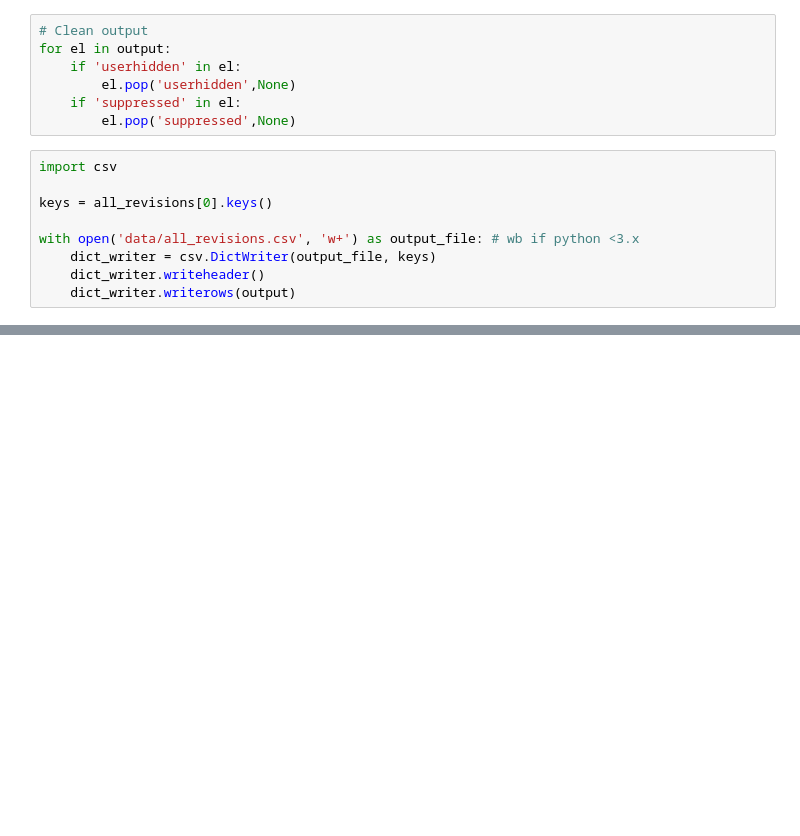
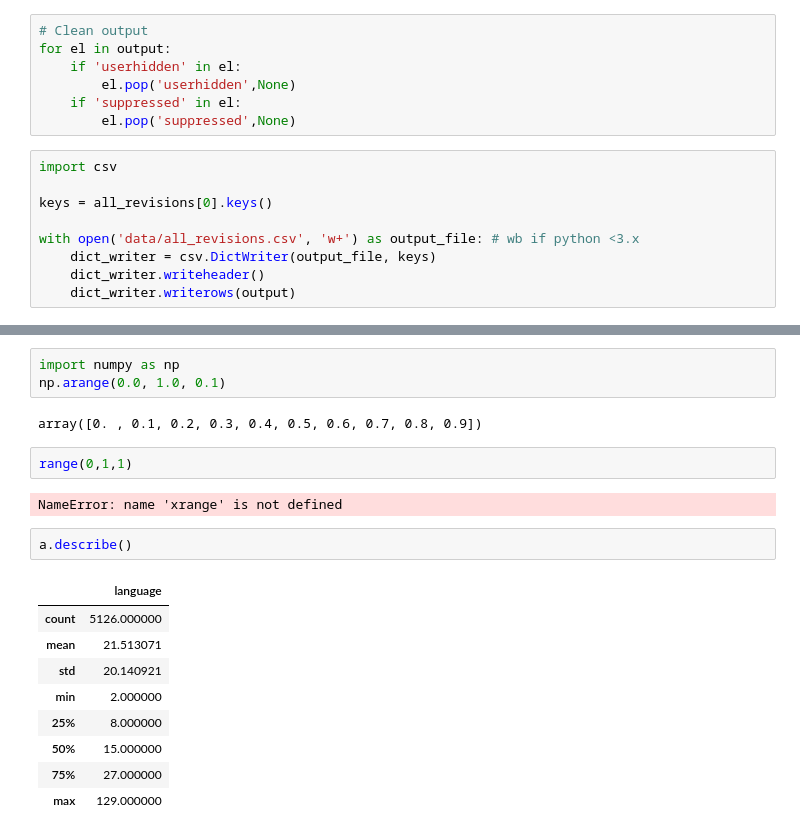
Before and after one commit to chamard/wikidata_translation, a Jupyter notebook: GET_DATA.ipynb, the cells around one changed output, grey strips where cells are left out. Saved outputs shown, nothing was run; the diff lists cells and outputs as text; blank space fills up the shorter version.

```diff
--- a/GET_DATA.ipynb
+++ b/GET_DATA.ipynb
@@ -290,0 +311,21 @@ with open('data/all_revisions.csv', 'w+') as output_file: # wb if python <3.x
+# %%
+import numpy as np
+np.arange(0.0, 1.0, 0.1)
+# %% [output]
+array([0. , 0.1, 0.2, 0.3, 0.4, 0.5, 0.6, 0.7, 0.8, 0.9])
+# %%
+range(0,1,1)
+# %% [output]
+NameError: name 'xrange' is not defined
+# %%
+a.describe()
+# %% [output]
+|  | language |
+| count | 5126.000000 |
+| mean | 21.513071 |
+| std | 20.140921 |
+| min | 2.000000 |
+| 25% | 8.000000 |
+| 50% | 15.000000 |
+| 75% | 27.000000 |
+| max | 129.000000 |
```
Also changed, not shown: parts of 7 cells of this notebook.
